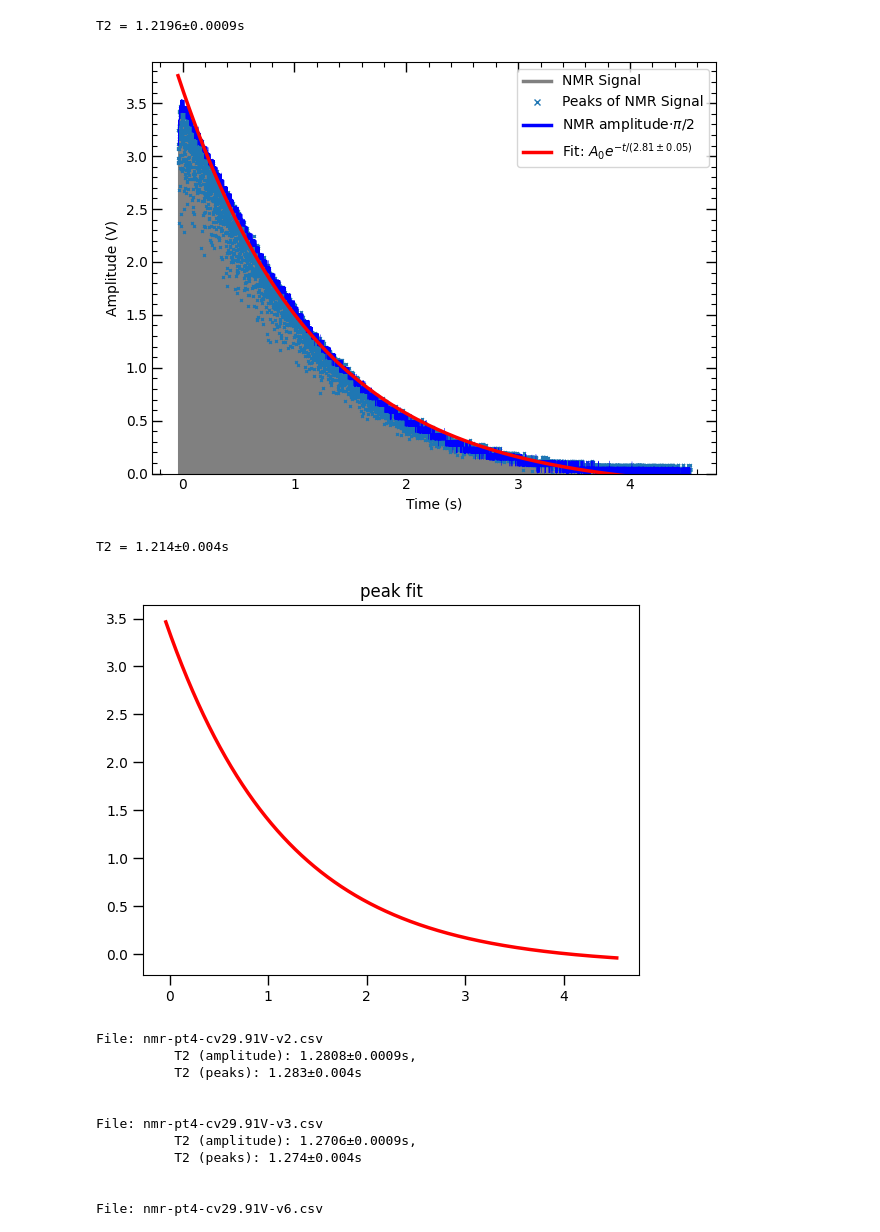
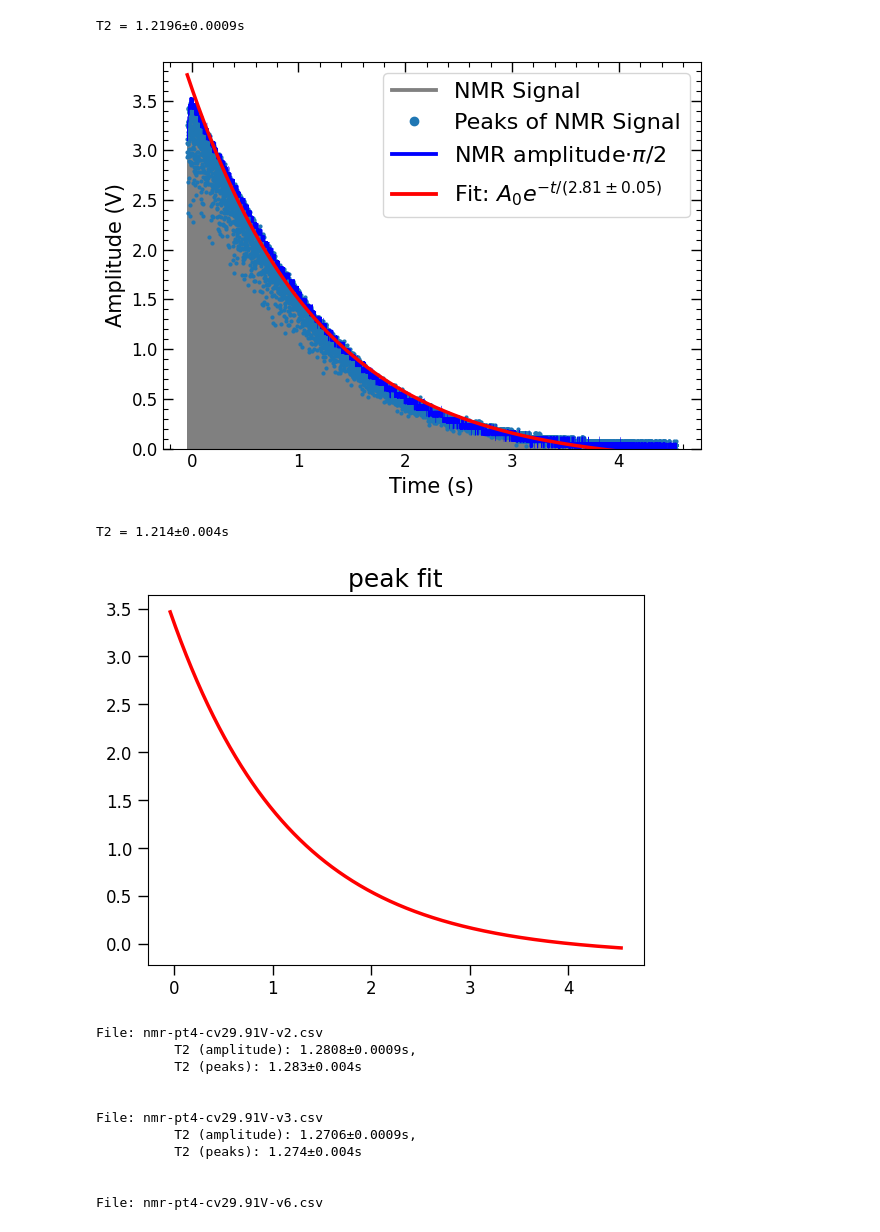
Before and after one commit to naki23/PL4-NMR, a Jupyter notebook: NMRmain.ipynb, the cells around one changed output. Saved outputs shown, nothing was run; the diff lists cells and outputs as text; code cells hidden in the pictures.

```diff
--- a/NMRmain.ipynb
+++ b/NMRmain.ipynb
@@ -42,7 +42,7 @@ cutoff_below=2)
 peak_times, peak_magnitudes = find_signal_peaks(data1)
 
 plt.plot(data1.time, data1.signal, label='NMR Signal', linewidth=0.1, color="gray")
-plt.plot(peak_times, peak_magnitudes, "x", label='Peaks of NMR Signal', markersize=2)
+plt.plot(peak_times, peak_magnitudes, "o", label='Peaks of NMR Signal', markersize=2)
 # plt.plot(data1.time, data1.amplitude, label='NMR Amplitude', linewidth=0.1)
 plt.plot(data1.time, data1.amplitude*(np.pi/2), label=r'NMR amplitude$\cdot \pi/2$', linewidth=0.2, color="blue")
 
@@ -64,38 +64,38 @@ def t2_fit(data=None, xy=None, show=True):
     if xy:
         x, y = xy
         linestyle='None'
     else:
         x, y = data.time, data.amplitude
         y *= np.pi/2
         linestyle='-'
     popt, pcov = curve_fit(t2_function, x, y, p0=[np.max(y), 0, 1])
     if show:
         # plt.plot(x, y, label='data', marker='.', linestyle=linestyle, markersize=1)
         plt.plot(x, t2_function(x, *popt), linewidth=2.5, color='red',
                  label=r"Fit: $A_0e^{-t/"+ f"({T1:.1uL})" + r"}$")
 
     t2 = unc.correlated_values(popt, pcov)[2]
     return t2
 
 
 print(f"T2 = {t2_fit(data=data1):.1uP}s")
 # plt.title('amp fit')
-legend = plt.legend(markerscale=2.5)
+legend = plt.legend(markerscale=3)
 for line in legend.get_lines():
-    line.set_linewidth(2.5)
+    line.set_linewidth(2.75)
 plt.tick_params(axis='both', which='both', direction='in', top=True, right=True)
 plt.minorticks_on()
 plt.tight_layout()
 plt.savefig("exp4-t2-main.png", dpi=300)
 plt.show()
 print(f"T2 = {t2_fit(xy=[peak_times, peak_magnitudes]):.1uP}s")
 plt.title('peak fit')
 plt.show()
 # %% [output]
 T2 = 1.2196±0.0009s
-[figure, old version]
+[figure, new version]
 T2 = 1.214±0.004s
-[figure, old version]
+[figure, new version]
 # %%
 def analyze_nmr_data(file_path, cutoff_below=2, show=True):
     """
```
Also changed, not shown: parts of 4 cells of this notebook, 3 other files.
